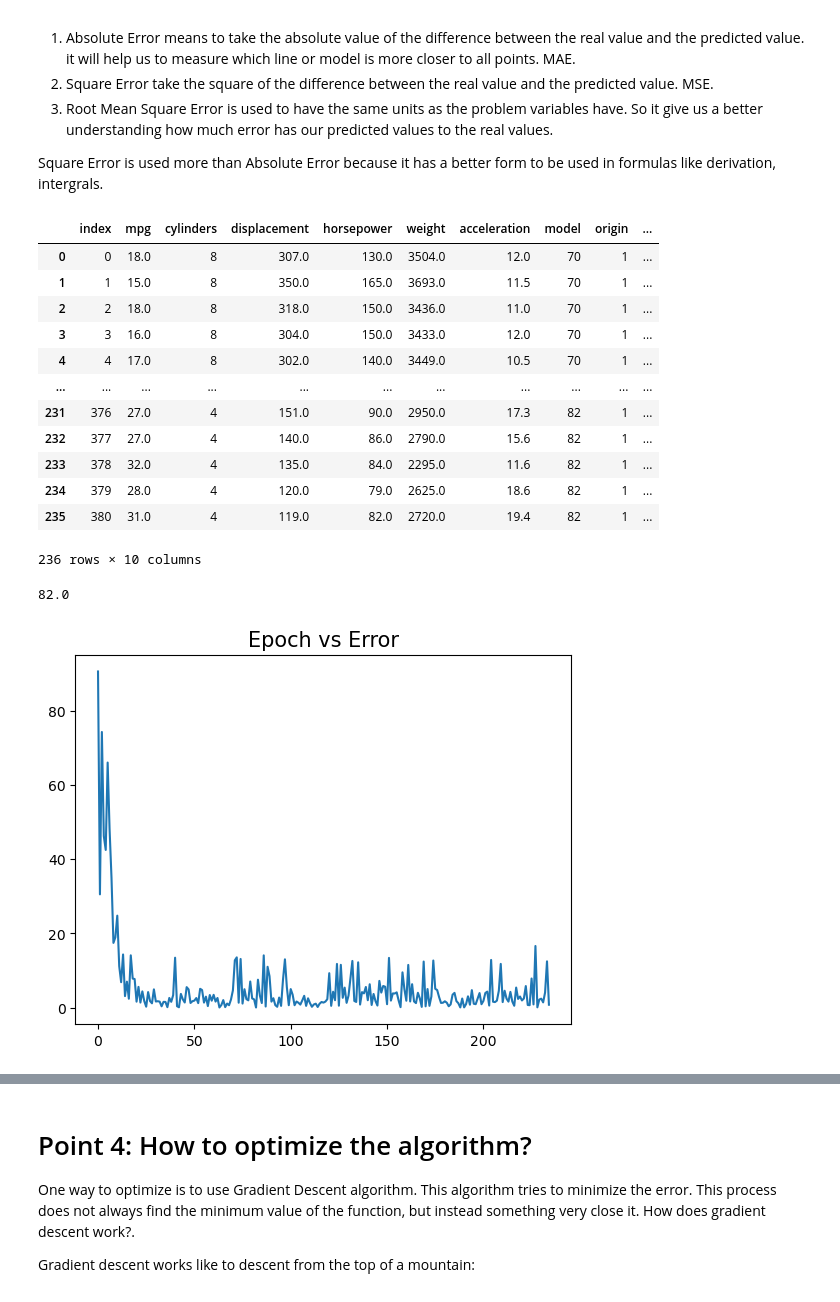
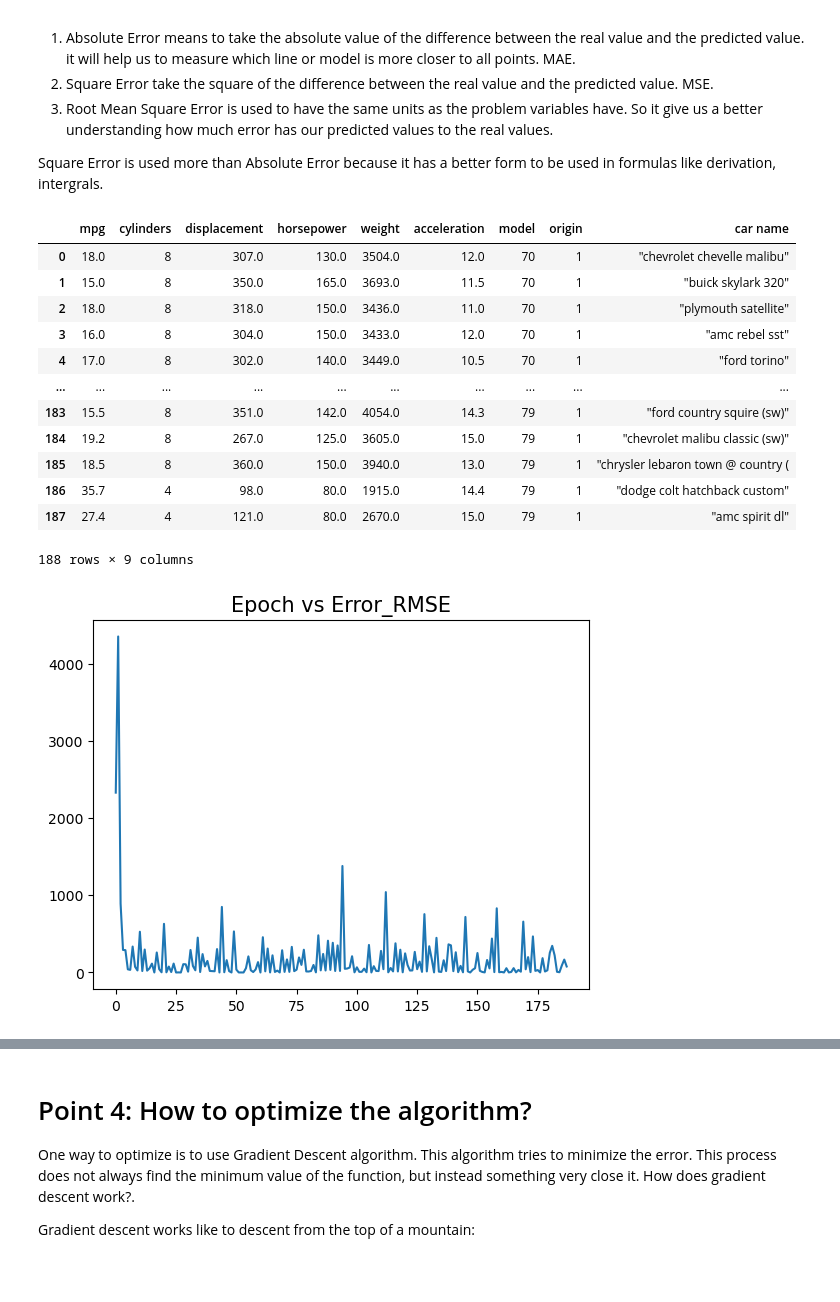
Before and after one commit to yonkeenn/LinearRegression, a Jupyter notebook: Model&Evaluate.ipynb, the cells around one changed output, grey strips where cells are left out. Saved outputs shown, nothing was run; the diff lists cells and outputs as text; code cells hidden in the pictures.

```diff
--- a/Model&Evaluate.ipynb
+++ b/Model&Evaluate.ipynb
@@ -315,0 +312,11 @@ plt.show()
+# %%
+# Here the best parameter which best fit data:
+plt.scatter(df_line_train['horsepower'], df_line_train['mpg'])
+x = [float(i) for i in range(len(model_lr))]
+#for w in range(0,len(model_lr)):
+for w in range(183, 184):
+#for w in np.random.randint(0,len(df_line_train), 6):
+    y_pred = [model_lr[w]['weight']*i + model_lr[w]['bias'] for i in x]
+    plt.plot(x, y_pred)
+plt.title('Horsepower' + ' vs ' + 'MPG', fontsize = 15)
+plt.show()
@@ -316,13 +325,10 @@ plt.show()
 # %%
-
+# Some samples of Training data:
 #i = [float(i) for i in np.random.randint(0, 235, 20)]
-
-x = [df_line["horsepower"][i] for i in np.random.randint(0, 235, 10)]
-y = [df_line["mpg"][i] for i in np.random.randint(0, 235, 10)]
-
+x = [df_line_train["horsepower"][i] for i in np.random.randint(0, len(df_line_train), 10)]
+y = [df_line_train["mpg"][i] for i in np.random.randint(0, len(df_line_train), 10)]
 #x = [df_line["horsepower"][i] for i in range(0, 235)]
 #y = [df_line["mpg"][i] for i in range(0, 235)]
-
 plt.scatter(x, y)
 #plt.plot(x, y_pred)
 plt.title('Horsepower' + ' vs ' + 'MPG', fontsize = 15)
@@ -332,5 +338,5 @@ plt.show()
 # %%
 x = [float(i) for i in range(len(model_lr))]
-y_pred = [ model_lr[204]['weight']*i + model_lr[204]['bias'] for i in x]
-print('Here the weight is {} and the bias is {} '.format(model_lr[200]['weight'],model_lr[200]['bias']))
+y_pred = [ model_lr[183]['weight']*i + model_lr[183]['bias'] for i in x]
+print('Here the weight is {} and the bias is {} '.format(model_lr[183]['weight'],model_lr[183]['bias']))
 # %% [output]
@@ -353,43 +359,40 @@ To measure we need to know the diference about real value and predicted value. S
 
 Square Error is used more than Absolute Error because it has a better form to be used in formulas like derivation, intergrals.
 # %%
-df_line
+df_line_train
 # %% [output]
-|  | index | mpg | cylinders | displacement | horsepower | weight | acceleration | model | origin | ... |
-| 0 | 0 | 18.0 | 8 | 307.0 | 130.0 | 3504.0 | 12.0 | 70 | 1 | ... |
-| 1 | 1 | 15.0 | 8 | 350.0 | 165.0 | 3693.0 | 11.5 | 70 | 1 | ... |
-| 2 | 2 | 18.0 | 8 | 318.0 | 150.0 | 3436.0 | 11.0 | 70 | 1 | ... |
-| 3 | 3 | 16.0 | 8 | 304.0 | 150.0 | 3433.0 | 12.0 | 70 | 1 | ... |
-| 4 | 4 | 17.0 | 8 | 302.0 | 140.0 | 3449.0 | 10.5 | 70 | 1 | ... |
-| ... | ... | ... | ... | ... | ... | ... | ... | ... | ... | ... |
-| 231 | 376 | 27.0 | 4 | 151.0 | 90.0 | 2950.0 | 17.3 | 82 | 1 | ... |
-| 232 | 377 | 27.0 | 4 | 140.0 | 86.0 | 2790.0 | 15.6 | 82 | 1 | ... |
-| 233 | 378 | 32.0 | 4 | 135.0 | 84.0 | 2295.0 | 11.6 | 82 | 1 | ... |
-| 234 | 379 | 28.0 | 4 | 120.0 | 79.0 | 2625.0 | 18.6 | 82 | 1 | ... |
-| 235 | 380 | 31.0 | 4 | 119.0 | 82.0 | 2720.0 | 19.4 | 82 | 1 | ... |
+|  | mpg | cylinders | displacement | horsepower | weight | acceleration | model | origin | car name |
+| 0 | 18.0 | 8 | 307.0 | 130.0 | 3504.0 | 12.0 | 70 | 1 | "chevrolet chevelle malibu" |
+| 1 | 15.0 | 8 | 350.0 | 165.0 | 3693.0 | 11.5 | 70 | 1 | "buick skylark 320" |
+| 2 | 18.0 | 8 | 318.0 | 150.0 | 3436.0 | 11.0 | 70 | 1 | "plymouth satellite" |
+| 3 | 16.0 | 8 | 304.0 | 150.0 | 3433.0 | 12.0 | 70 | 1 | "amc rebel sst" |
+| 4 | 17.0 | 8 | 302.0 | 140.0 | 3449.0 | 10.5 | 70 | 1 | "ford torino" |
+| ... | ... | ... | ... | ... | ... | ... | ... | ... | ... |
+| 183 | 15.5 | 8 | 351.0 | 142.0 | 4054.0 | 14.3 | 79 | 1 | "ford country squire (sw)" |
+| 184 | 19.2 | 8 | 267.0 | 125.0 | 3605.0 | 15.0 | 79 | 1 | "chevrolet malibu classic (sw)" |
+| 185 | 18.5 | 8 | 360.0 | 150.0 | 3940.0 | 13.0 | 79 | 1 | "chrysler lebaron town @ country ( |
+| 186 | 35.7 | 4 | 98.0 | 80.0 | 1915.0 | 14.4 | 79 | 1 | "dodge colt hatchback custom" |
+| 187 | 27.4 | 4 | 121.0 | 80.0 | 2670.0 | 15.0 | 79 | 1 | "amc spirit dl" |
-236 rows × 10 columns
+188 rows × 9 columns
-# %%
-df_line['horsepower'][235]
-#model_lr[330]['index']
-# %% [output]
-82.0
 # %%
 # Measure Error during Epochs:
-error = []
-epochs = 235
+error_MAE = []
+error_RMSE = []
+epochs = len(df_line_train)
 epoch = [epoch for epoch in range(epochs)]
 for w in range(len(model_lr)):
     weight = model_lr[w]['weight']
     bias = model_lr[w]['bias']
     i = model_lr[w]['index']
     #print(type(i), df_line['horsepower'][i])
-    x = df_line['horsepower'][i]
-    y = df_line['mpg'][i]
+    x = df_line_train['horsepower'][i]
+    y = df_line_train['mpg'][i]
     y_pred = weight*x + bias
-    error.append(np.abs(y-y_pred))
-
-plt.plot(epoch, error)
-plt.title('Epoch' + ' vs ' + 'Error', fontsize = 15)
+    error_MAE.append(np.abs(y-y_pred))
+    error_RMSE.append((y-y_pred)*(y-y_pred))
+#plt.plot(epoch, error_MAE)
+plt.plot(epoch, error_RMSE)
+plt.title('Epoch' + ' vs ' + 'Error_RMSE', fontsize = 15)
 plt.show()
 # %% [output]
-[figure, old version]
+[figure, new version]
```
Also changed, not shown: parts of 17 cells of this notebook.
